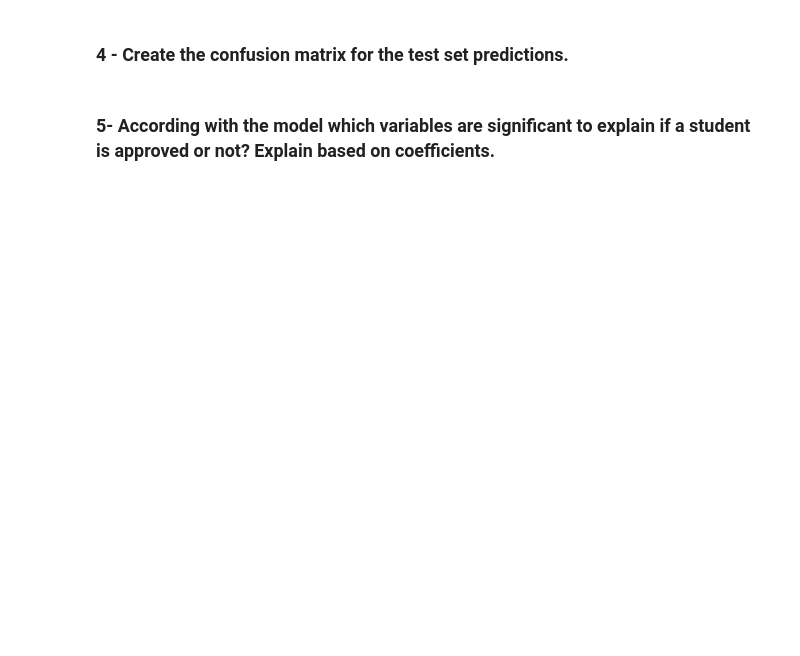
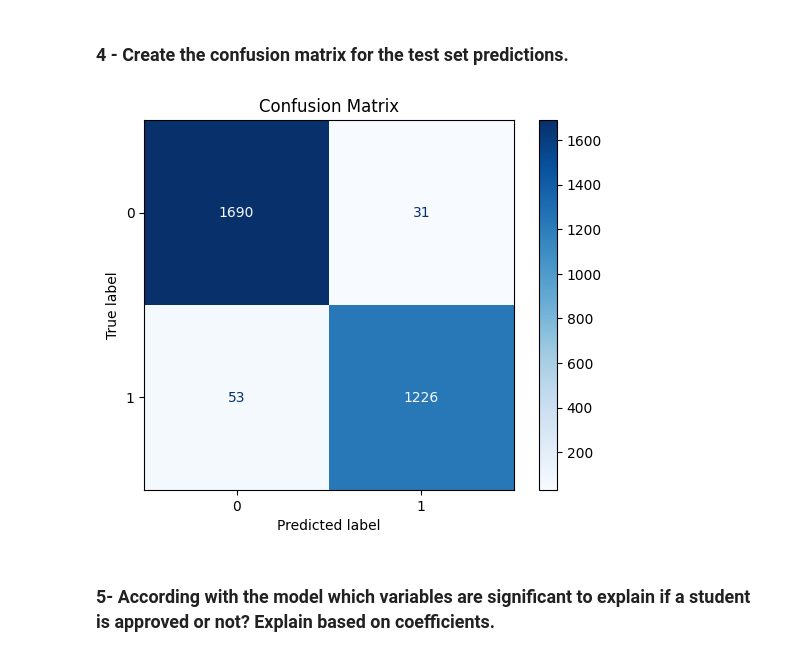
Before and after one commit to pedrocardoso003/Data-Science, a Jupyter notebook: Week_13/ds-pr-week-13-student.ipynb, the cells around one changed output. Cells and saved outputs as stored; diff of their text form; code cells hidden in the pictures; blank space fills up the shorter version.

```diff
--- a/Week_13/ds-pr-week-13-student.ipynb
+++ b/Week_13/ds-pr-week-13-student.ipynb
@@ -212,3 +218,7 @@ student
 10000 rows × 6 columns
 # %% [markdown]
 ### 1 - Considering 'Performance Index' as the dependent variable, create a new column 'approved' where students with Performance Index >= 60 are considered approved (1) and the rest not approved (0). Drop the 'Performance Index' column afterwards.
+# %%
+student['approved'] = np.where(student['Performance Index'] >= 60, 1, 0)
+student = student.drop(columns=['Performance Index'])
+student
@@ -215,2 +239,8 @@ student
 # %% [markdown]
 ### 2 - Considering 'approved' as the dependent variable, find the best logistic regression model.
+# %%
+student.info()
+# convert categorical variables to dummies extracurricular Activities
+student = pd.get_dummies(student, columns=['Extracurricular Activities'], drop_first=True)
+student['Extracurricular Activities_Yes'] = student['Extracurricular Activities_Yes'].astype(int)
+student.info()
@@ -217,2 +265,23 @@ student
 # %% [markdown]
 ### 3 - Separate the dataset into train and test sets (70% train, 30% test). Calculate the accuracy of the model on the test set.
+# %%
+# Use the student dataframe (binary target 'approved') for classification
+X = student.drop(columns=['approved'])
+y = student['approved']
+
+# Separate the dataset into train and test sets (70% train, 30% test).
+X_train, X_test, y_train, y_test = train_test_split(X, y, test_size=0.3, random_state=42)
+
+# TRAINING
+model = LogisticRegression(max_iter=5000)
+model.fit(X_train, y_train)
+
+# PREDICTIONS
+y_pred = model.predict(X_test)
+y_prob = model.predict_proba(X_test)[:, 1]
+
+#print classification report
+print("Accuracy:", accuracy_score(y_test, y_pred))
+print("F1 Score:", f1_score(y_test, y_pred))
+print("\nClassification Report:\n")
+print(classification_report(y_test, y_pred, zero_division=0))
@@ -219,5 +302,15 @@ student
 # %% [markdown]
 ### 4 - Create the confusion matrix for the test set predictions.
+# %%
+# confusion matrix
+cm = confusion_matrix(y_test, y_pred)
+disp = ConfusionMatrixDisplay(confusion_matrix=cm, display_labels=model.classes_)
+disp.plot(cmap=plt.cm.Blues)
+plt.title("Confusion Matrix")
+plt.grid(False)
+plt.show()
+# %% [output]
+[figure, added]
 # %% [markdown]
 ### 5- According with the model which variables are significant to explain if a student is approved or not? Explain based on coefficients.
 # %%
```
Also changed, not shown: parts of 9 cells of this notebook.
